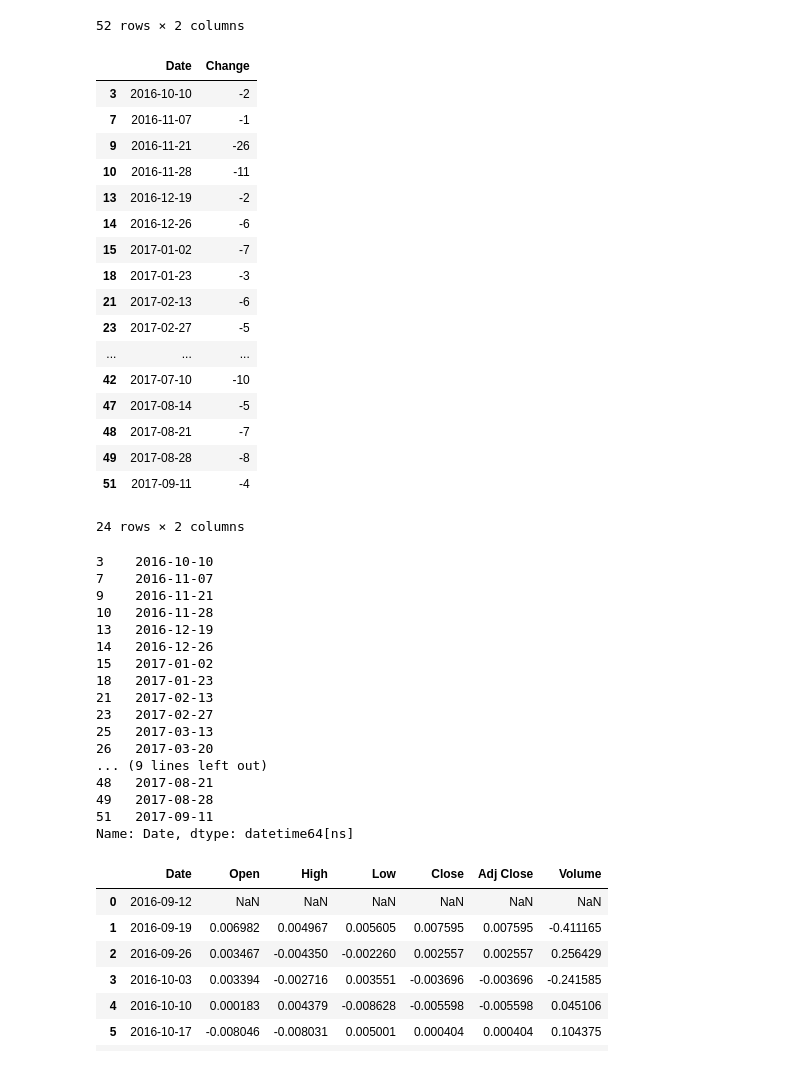
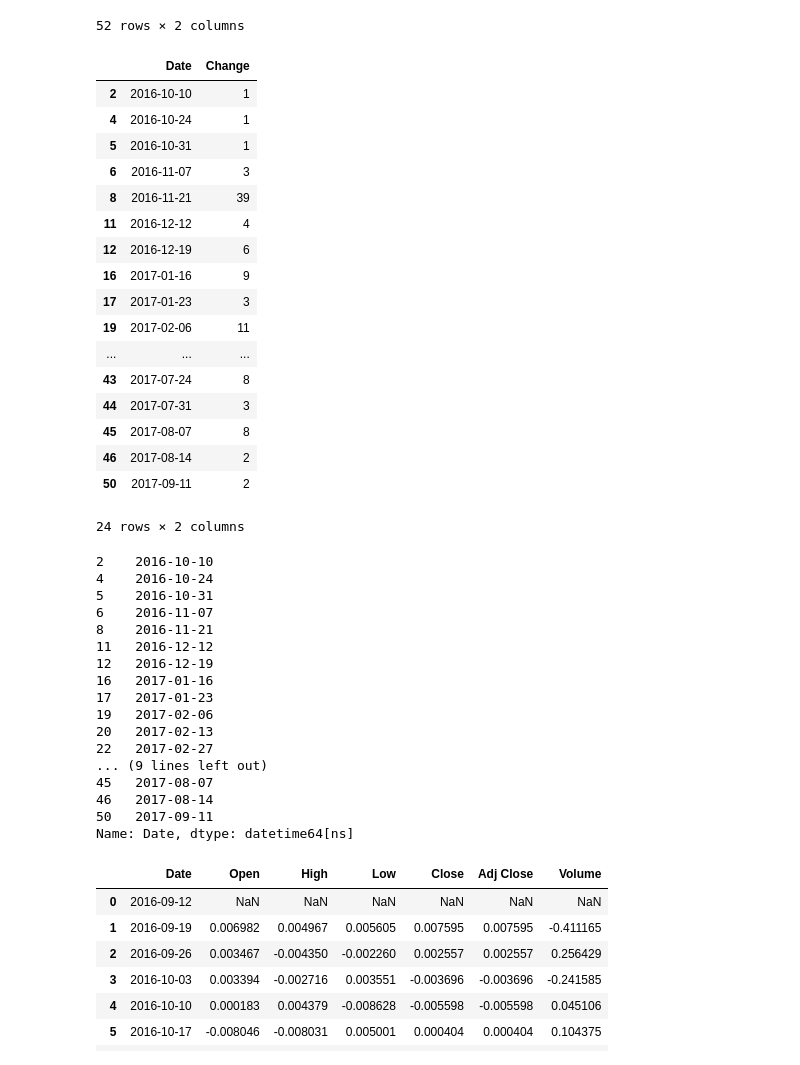
Before and after one commit to mihirk11/stock-trends, a Jupyter notebook: POC.ipynb, the cells around one changed output. Drawn from its saved outputs; the diff is of its cells as text; code cells hidden in the pictures.

```diff
--- a/POC.ipynb
+++ b/POC.ipynb
@@ -81,50 +81,50 @@ debt_change
 | 51 | 2017-09-03 | -4 |
 52 rows × 2 columns
 # %%
-pos_debt_change = debt_change.loc[debt_change[1] <0]
+pos_debt_change = debt_change.loc[debt_change[1] >0]
 pos_debt_change.columns = ['Date','Change']
-pos_debt_change['Date'] = pos_debt_change['Date'].apply(lambda x: pandas.to_datetime(x)+datetime.timedelta(days=8))
+pos_debt_change['Date'] = pos_debt_change['Date'].apply(lambda x: pandas.to_datetime(x)+datetime.timedelta(days=15))
 pos_debt_change
 # %% [output]
 |  | Date | Change |
-| 3 | 2016-10-10 | -2 |
-| 7 | 2016-11-07 | -1 |
-| 9 | 2016-11-21 | -26 |
-| 10 | 2016-11-28 | -11 |
-| 13 | 2016-12-19 | -2 |
-| 14 | 2016-12-26 | -6 |
-| 15 | 2017-01-02 | -7 |
-| 18 | 2017-01-23 | -3 |
-| 21 | 2017-02-13 | -6 |
-| 23 | 2017-02-27 | -5 |
+| 2 | 2016-10-10 | 1 |
+| 4 | 2016-10-24 | 1 |
+| 5 | 2016-10-31 | 1 |
+| 6 | 2016-11-07 | 3 |
+| 8 | 2016-11-21 | 39 |
+| 11 | 2016-12-12 | 4 |
+| 12 | 2016-12-19 | 6 |
+| 16 | 2017-01-16 | 9 |
+| 17 | 2017-01-23 | 3 |
+| 19 | 2017-02-06 | 11 |
 | ... | ... | ... |
-| 42 | 2017-07-10 | -10 |
-| 47 | 2017-08-14 | -5 |
-| 48 | 2017-08-21 | -7 |
-| 49 | 2017-08-28 | -8 |
-| 51 | 2017-09-11 | -4 |
+| 43 | 2017-07-24 | 8 |
+| 44 | 2017-07-31 | 3 |
+| 45 | 2017-08-07 | 8 |
+| 46 | 2017-08-14 | 2 |
+| 50 | 2017-09-11 | 2 |
 24 rows × 2 columns
 # %%
 
 sell_dates = pos_debt_change['Date']
 sell_dates
 # %% [output]
-3    2016-10-10
-7    2016-11-07
-9    2016-11-21
-10   2016-11-28
-13   2016-12-19
-14   2016-12-26
-15   2017-01-02
-18   2017-01-23
-21   2017-02-13
-23   2017-02-27
-25   2017-03-13
-26   2017-03-20
+2    2016-10-10
+4    2016-10-24
+5    2016-10-31
+6    2016-11-07
+8    2016-11-21
+11   2016-12-12
+12   2016-12-19
+16   2017-01-16
+17   2017-01-23
+19   2017-02-06
+20   2017-02-13
+22   2017-02-27
 ... (9 lines left out)
-48   2017-08-21
-49   2017-08-28
-51   2017-09-11
+45   2017-08-07
+46   2017-08-14
+50   2017-09-11
 Name: Date, dtype: datetime64[ns]
 # %%
 # Find change in value of DJI for each row
```
Also changed, not shown: parts of 3 cells of this notebook, 1 other file.
